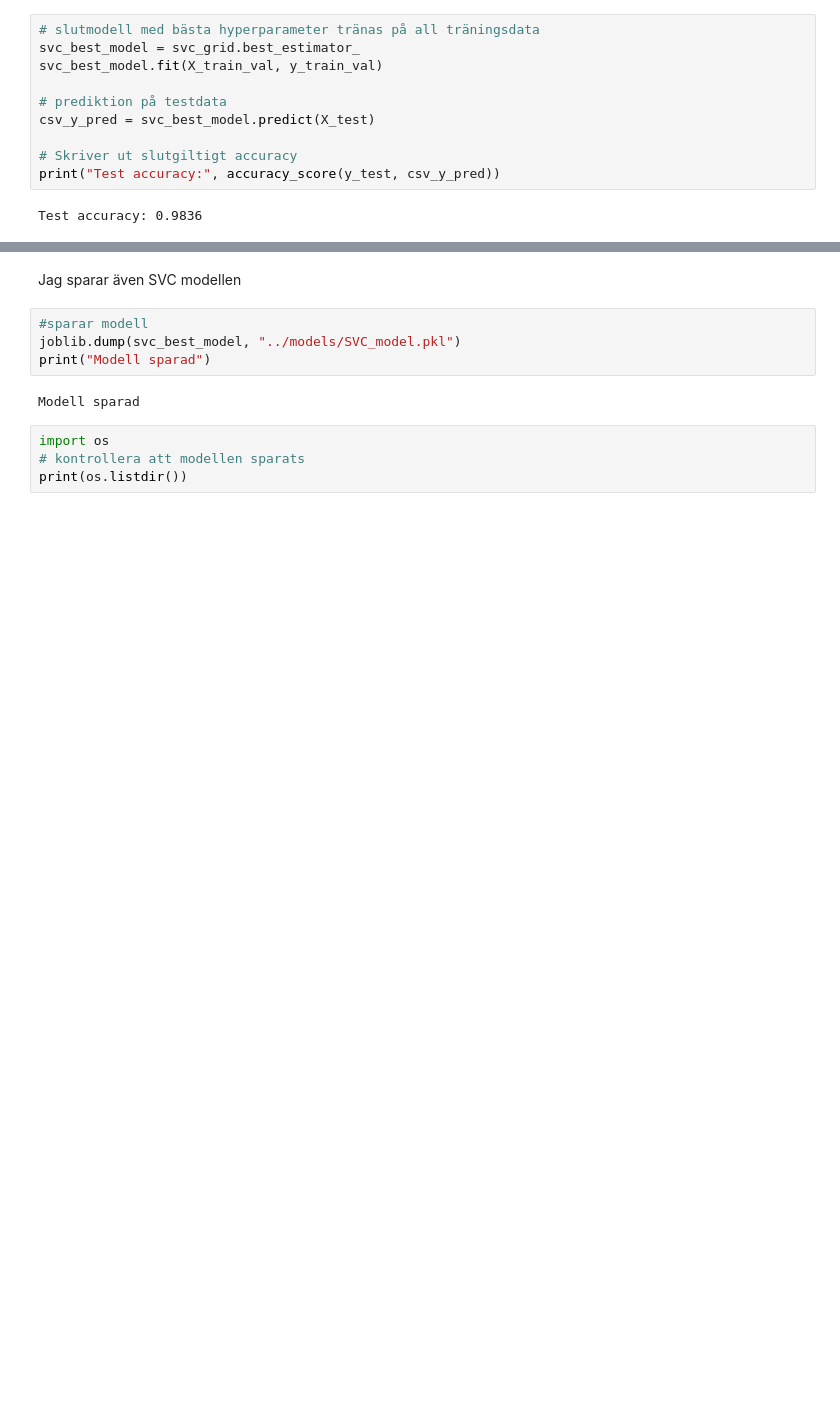
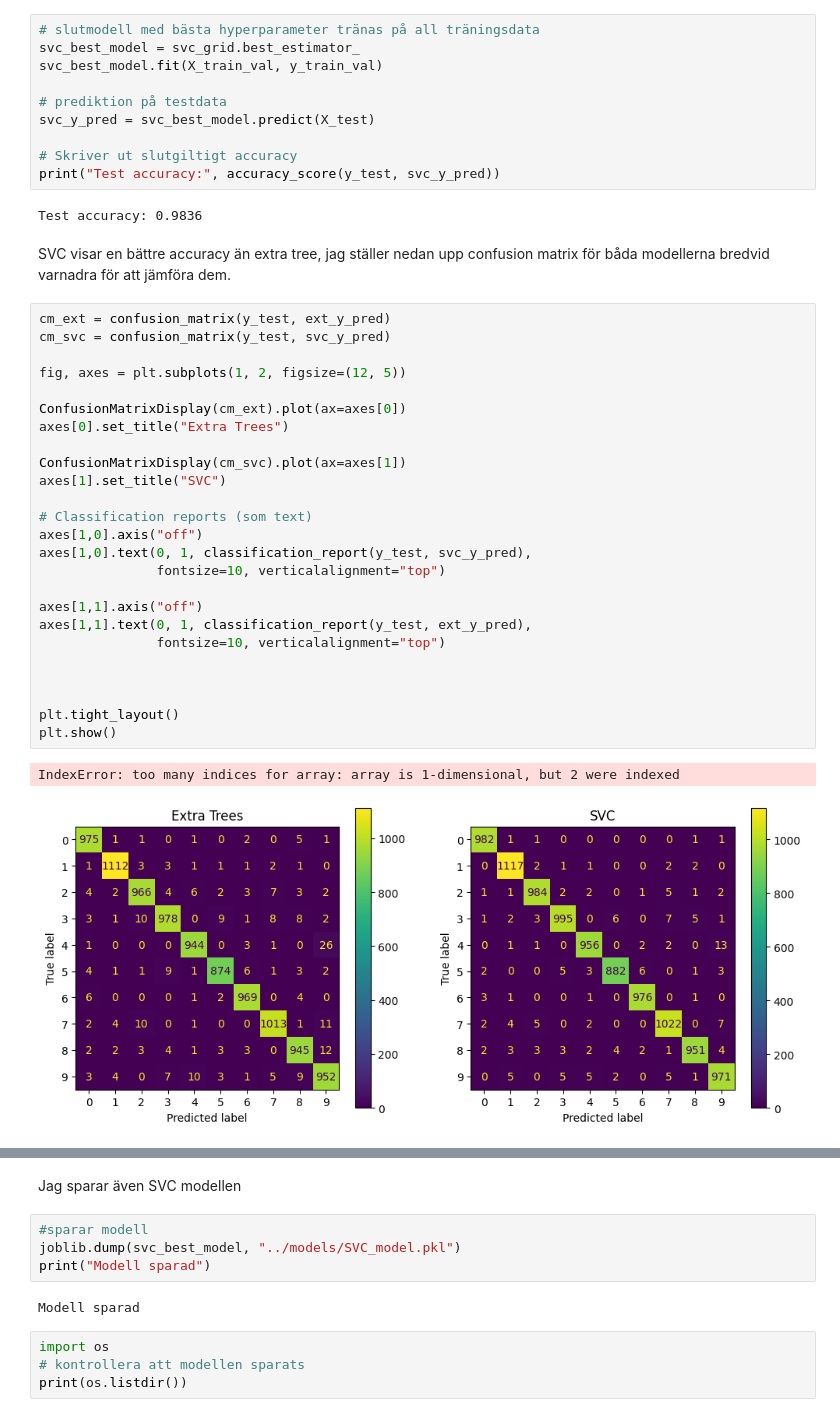
Before and after one commit to LinusMrad/ML-Kunskapskontroll-2, a Jupyter notebook: notebook/kunskapkontroll2.ipynb, the cells around one changed output, grey strips where cells are left out. Cells and saved outputs as stored; diff of their text form; blank space fills up the shorter version.

Commit message:
sparar confusion matris och rapprot

```diff
--- a/notebook/kunskapkontroll2.ipynb
+++ b/notebook/kunskapkontroll2.ipynb
@@ -534,9 +534,39 @@ svc_best_model = svc_grid.best_estimator_
 svc_best_model.fit(X_train_val, y_train_val)
 
 # prediktion på testdata
-csv_y_pred = svc_best_model.predict(X_test)
+svc_y_pred = svc_best_model.predict(X_test)
 
 # Skriver ut slutgiltigt accuracy
-print("Test accuracy:", accuracy_score(y_test, csv_y_pred))
+print("Test accuracy:", accuracy_score(y_test, svc_y_pred))
 # %% [output]
 Test accuracy: 0.9836
+# %% [markdown]
+SVC visar en bättre accuracy än extra tree, jag ställer nedan upp confusion matrix för båda modellerna bredvid varnadra för att jämföra dem.
+# %%
+cm_ext = confusion_matrix(y_test, ext_y_pred)
+cm_svc = confusion_matrix(y_test, svc_y_pred)
+
+fig, axes = plt.subplots(1, 2, figsize=(12, 5))
+
+ConfusionMatrixDisplay(cm_ext).plot(ax=axes[0])
+axes[0].set_title("Extra Trees")
+
+ConfusionMatrixDisplay(cm_svc).plot(ax=axes[1])
+axes[1].set_title("SVC")
+
+# Classification reports (som text)
+axes[1,0].axis("off")
+axes[1,0].text(0, 1, classification_report(y_test, svc_y_pred),
+               fontsize=10, verticalalignment="top")
+
+axes[1,1].axis("off")
+axes[1,1].text(0, 1, classification_report(y_test, ext_y_pred),
+               fontsize=10, verticalalignment="top")
+
+
+
+plt.tight_layout()
+plt.show()
+# %% [output]
+IndexError: too many indices for array: array is 1-dimensional, but 2 were indexed
+[figure, added]
```
Also changed, not shown: parts of 2 cells of this notebook.
